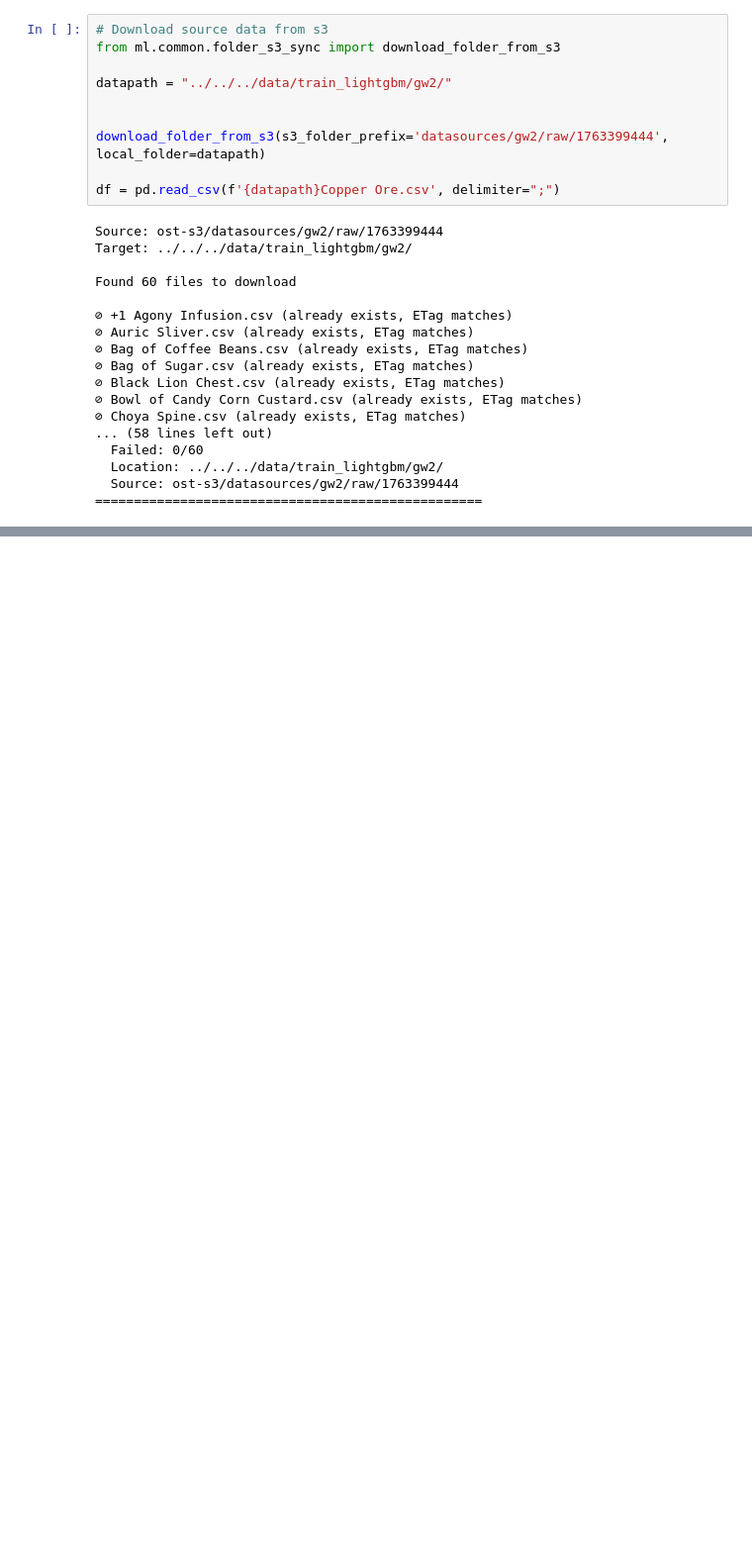
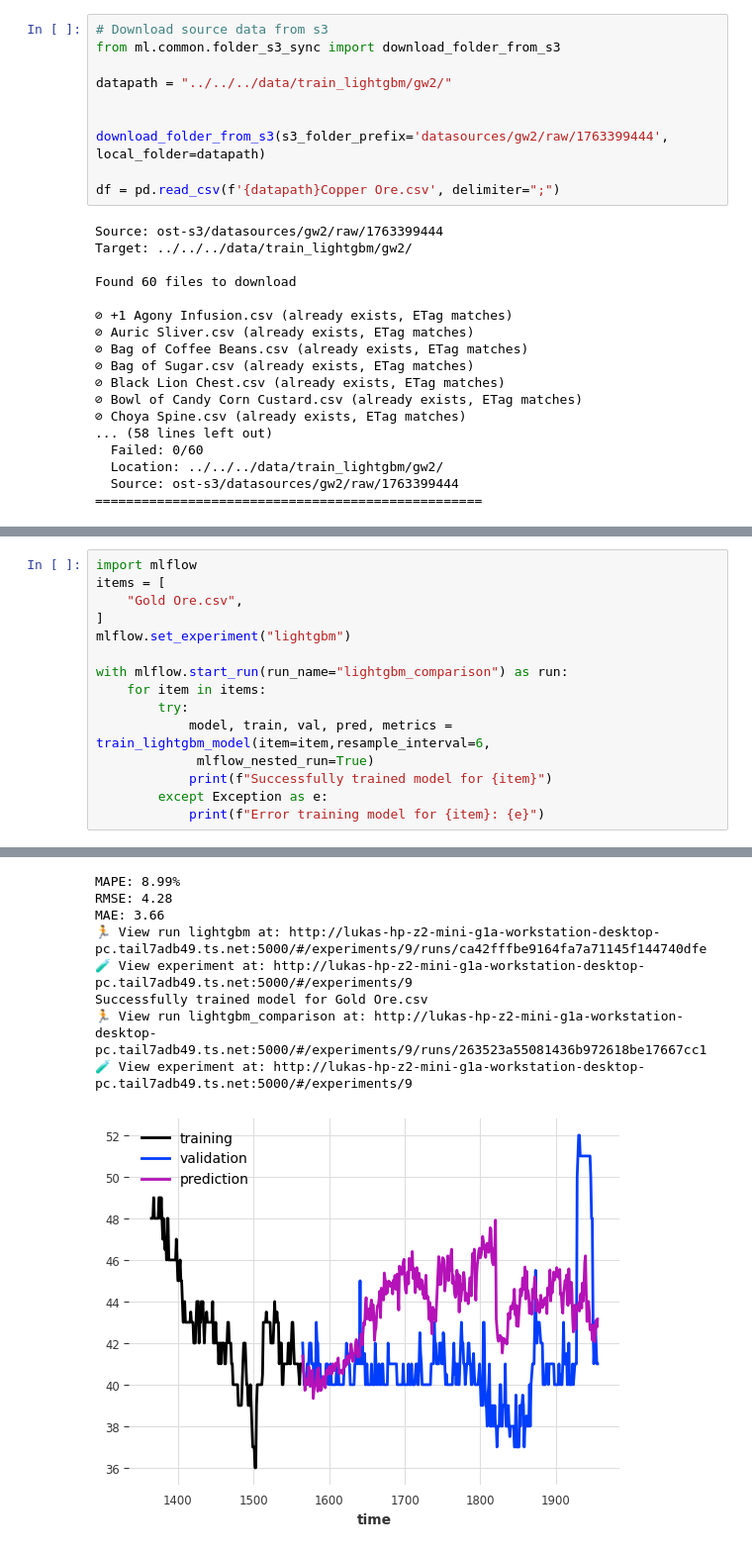
Before and after one commit to danielmuxel/casml4se-stonkswagen, a Jupyter notebook: notebooks/models/model_lightgbm/gw2_lightgbm.ipynb, the cells around one changed output, grey strips where cells are left out. Shown at 99% size. Saved outputs shown, nothing was run; the diff lists cells and outputs as text; blank space fills up the shorter version.

Commit message:
lightgbm model v2

```diff
--- a/notebooks/models/model_lightgbm/gw2_lightgbm.ipynb
+++ b/notebooks/models/model_lightgbm/gw2_lightgbm.ipynb
@@ -214,0 +204,16 @@ MAE: 0.88
+# %%
+import mlflow
+items = [
+    "Gold Ore.csv",
+]
+mlflow.set_experiment("lightgbm")
+
+with mlflow.start_run(run_name="lightgbm_comparison") as run:
+    for item in items:
+        try:
+            model, train, val, pred, metrics = train_lightgbm_model(item=item,resample_interval=6,
+             mlflow_nested_run=True)
+            print(f"Successfully trained model for {item}")
+        except Exception as e:
+            print(f"Error training model for {item}: {e}")
+# %% [output]
@@ -215 +240,10 @@ MAE: 0.88
+MAPE: 8.99%
+RMSE: 4.28
+MAE: 3.66
+🏃 View run lightgbm at: http://lukas-hp-z2-mini-g1a-workstation-desktop-pc.tail7adb49.ts.net:5000/#/experiments/9/runs/ca42fffbe9164fa7a71145f144740dfe
+🧪 View experiment at: http://lukas-hp-z2-mini-g1a-workstation-desktop-pc.tail7adb49.ts.net:5000/#/experiments/9
+Successfully trained model for Gold Ore.csv
+🏃 View run lightgbm_comparison at: http://lukas-hp-z2-mini-g1a-workstation-desktop-pc.tail7adb49.ts.net:5000/#/experiments/9/runs/263523a55081436b972618be17667cc1
+🧪 View experiment at: http://lukas-hp-z2-mini-g1a-workstation-desktop-pc.tail7adb49.ts.net:5000/#/experiments/9
+[figure, added]
 # %%
```
Also changed, not shown: parts of 6 cells of this notebook.
